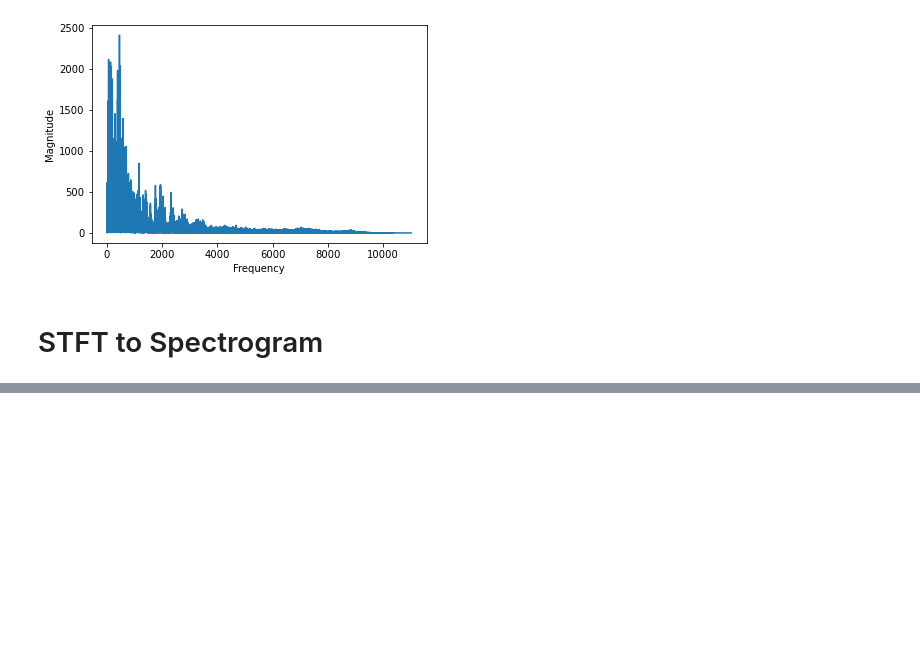
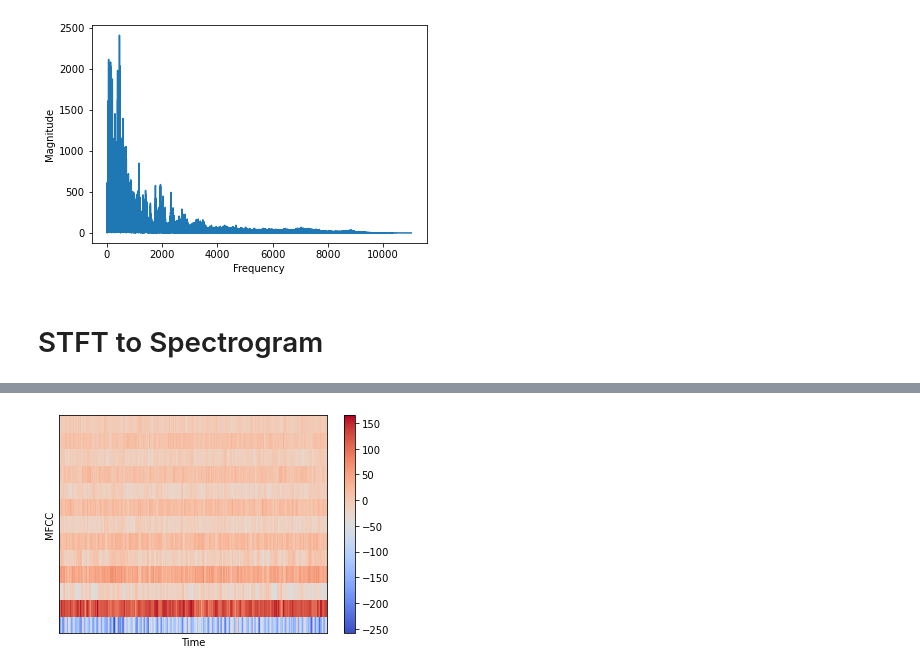
Before and after one commit to dharm1k987/tensorflow_covid-19, a Jupyter notebook: tensorflow_music_genre_classification/Music Genre Classification.ipynb, the cells around one changed output, grey strips where cells are left out. Saved outputs shown, nothing was run; the diff lists cells and outputs as text; code cells hidden in the pictures; blank space fills up the shorter version.

```diff
--- a/tensorflow_music_genre_classification/Music Genre Classification.ipynb
+++ b/tensorflow_music_genre_classification/Music Genre Classification.ipynb
@@ -61,0 +64,10 @@ plt.show()
+# %%
+MFFC = librosa.feature.mfcc(signal, n_fft=n_fft, hop_length=hop_length, n_mfcc=13)
+# %%
+librosa.display.specshow(MFFC, sr=sr, hop_length=hop_length)
+plt.xlabel("Time")
+plt.ylabel("MFCC")
+plt.colorbar()
+plt.show()
+# %% [output]
+[figure, added]
```
Also changed, not shown: parts of 3 cells of this notebook.
